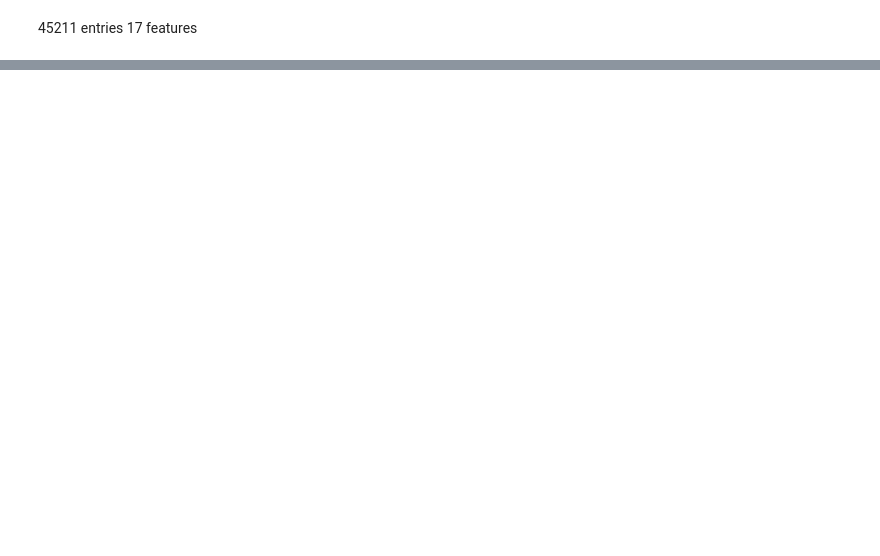
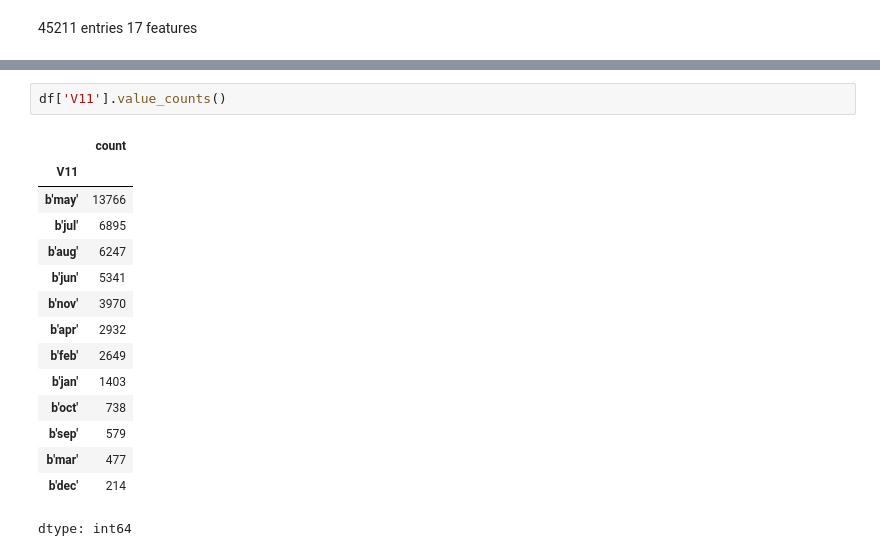
Before and after one commit to Dhoulnoun/fairuz-ML-project, a Jupyter notebook: fairuz.ipynb, the cells around one changed output, grey strips where cells are left out. Cells and saved outputs as stored; diff of their text form; blank space fills up the shorter version.

```diff
--- a/fairuz.ipynb
+++ b/fairuz.ipynb
@@ -38,0 +117,18 @@ memory usage: 5.9+ MB
+# %%
+df['V11'].value_counts()
+# %% [output]
+|  | count |
+| V11 |  |
+| b'may' | 13766 |
+| b'jul' | 6895 |
+| b'aug' | 6247 |
+| b'jun' | 5341 |
+| b'nov' | 3970 |
+| b'apr' | 2932 |
+| b'feb' | 2649 |
+| b'jan' | 1403 |
+| b'oct' | 738 |
+| b'sep' | 579 |
+| b'mar' | 477 |
+| b'dec' | 214 |
+dtype: int64
```
Also changed, not shown: parts of 17 cells of this notebook.
